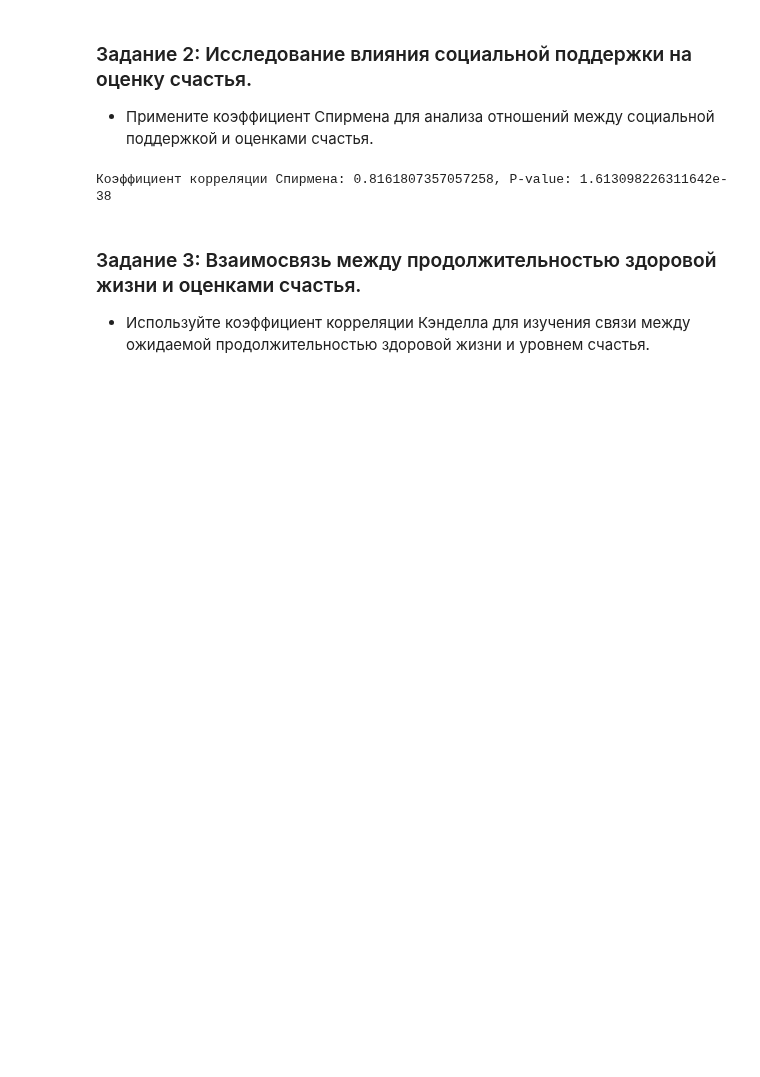
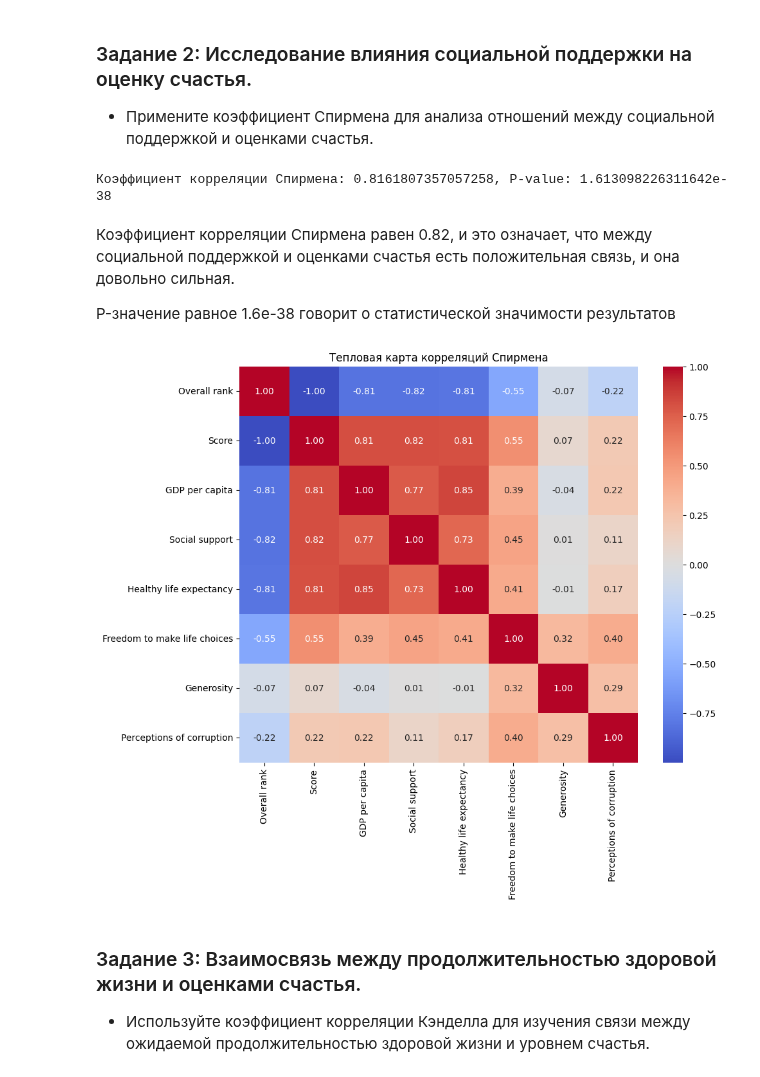
Before and after one commit to Rusttm/DSprojects, a Jupyter notebook: EDA/lesson2/seminar2.ipynb, the cells around one changed output. Saved outputs shown, nothing was run; the diff lists cells and outputs as text; code cells hidden in the pictures; blank space fills up the shorter version.

```diff
--- a/EDA/lesson2/seminar2.ipynb
+++ b/EDA/lesson2/seminar2.ipynb
@@ -120,6 +120,21 @@ coef, p = spearmanr(df['Social support'], df['Score'])
 print(f"Коэффициент корреляции Спирмена: {coef}, P-value: {p}")
 # %% [output]
 Коэффициент корреляции Спирмена: 0.8161807357057258, P-value: 1.613098226311642e-38
+# %% [markdown]
+Коэффициент корреляции Спирмена равен 0.82, и это означает, что между социальной поддержкой и оценками счастья есть положительная связь, и она довольно сильная.
+
+P-значение равное 1.6e-38 говорит о статистической значимости результатов
+# %%
+# Выборка количественных переменных
+correlation_matrix = df_num.corr(method='spearman')  # Вычисляем матрицу корреляций Спирмена
+
+# Тепловая карта корреляций
+plt.figure(figsize=(10, 8))
+sns.heatmap(correlation_matrix, annot=True, fmt=".2f", cmap='coolwarm')
+plt.title('Тепловая карта корреляций Спирмена')
+plt.show()
+# %% [output]
+[figure, added]
 # %% [markdown]
 ### Задание 3: Взаимосвязь между продолжительностью здоровой жизни и оценками счастья.
 - Используйте коэффициент корреляции Кэнделла для изучения связи между ожидаемой продолжительностью здоровой жизни и уровнем счастья.
```
Also changed, not shown: parts of 5 cells of this notebook.
